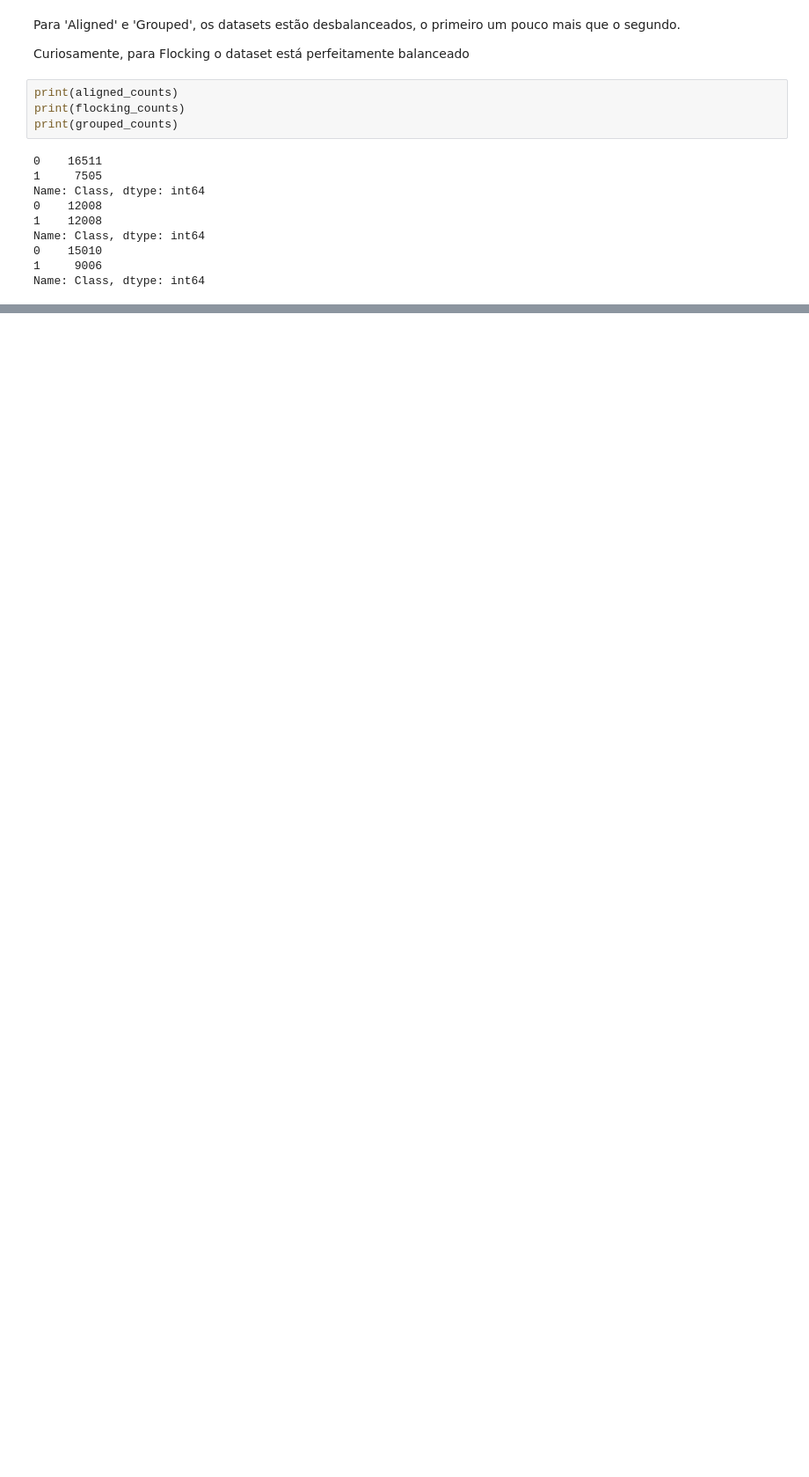
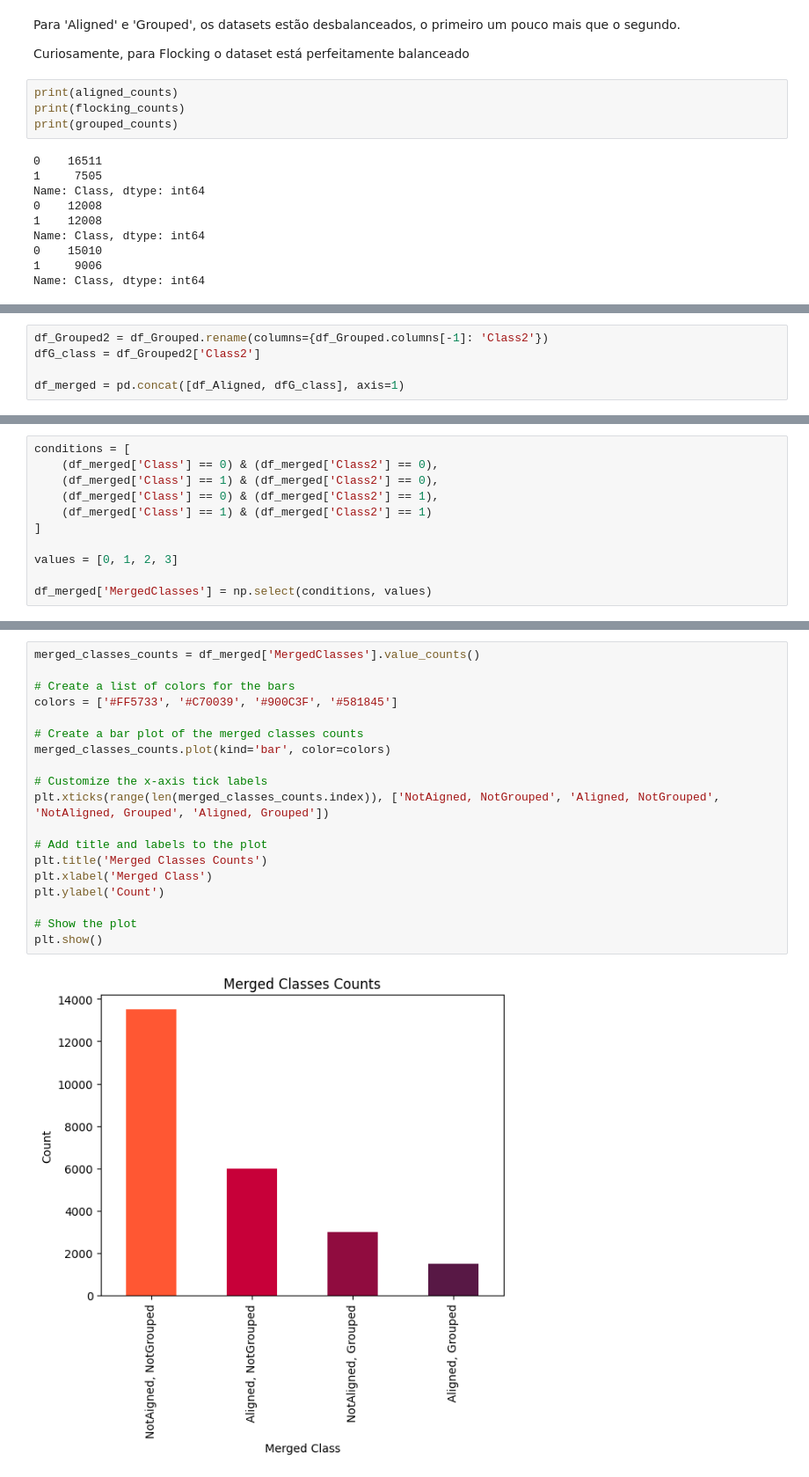
Before and after one commit to amoutelik/ProjetoFinalMineracaoDados, a Jupyter notebook: AnaliseExploratoria.ipynb, the cells around one changed output, grey strips where cells are left out. Shown at 88% size. Drawn from its saved outputs; the diff is of its cells as text; blank space fills up the shorter version.

```diff
--- a/AnaliseExploratoria.ipynb
+++ b/AnaliseExploratoria.ipynb
@@ -263,0 +255,5 @@ Com relação às features
+# %%
+df_Grouped2 = df_Grouped.rename(columns={df_Grouped.columns[-1]: 'Class2'})
+dfG_class = df_Grouped2['Class2']
+
+df_merged = pd.concat([df_Aligned, dfG_class], axis=1)
@@ -263,0 +262,11 @@ Com relação às features
+# %%
+conditions = [
+    (df_merged['Class'] == 0) & (df_merged['Class2'] == 0),
+    (df_merged['Class'] == 1) & (df_merged['Class2'] == 0),
+    (df_merged['Class'] == 0) & (df_merged['Class2'] == 1),
+    (df_merged['Class'] == 1) & (df_merged['Class2'] == 1)
+]
+
+values = [0, 1, 2, 3]
+
+df_merged['MergedClasses'] = np.select(conditions, values)
@@ -263,0 +275,21 @@ Com relação às features
+# %%
+merged_classes_counts = df_merged['MergedClasses'].value_counts()
+
+# Create a list of colors for the bars
+colors = ['#FF5733', '#C70039', '#900C3F', '#581845']
+
+# Create a bar plot of the merged classes counts
+merged_classes_counts.plot(kind='bar', color=colors)
+
+# Customize the x-axis tick labels
+plt.xticks(range(len(merged_classes_counts.index)), ['NotAigned, NotGrouped', 'Aligned, NotGrouped', 'NotAligned, Grouped', 'Aligned, Grouped'])
+
+# Add title and labels to the plot
+plt.title('Merged Classes Counts')
+plt.xlabel('Merged Class')
+plt.ylabel('Count')
+
+# Show the plot
+plt.show()
+# %% [output]
+[figure, added]
```
Also changed, not shown: parts of 17 cells of this notebook, 1 other file.
